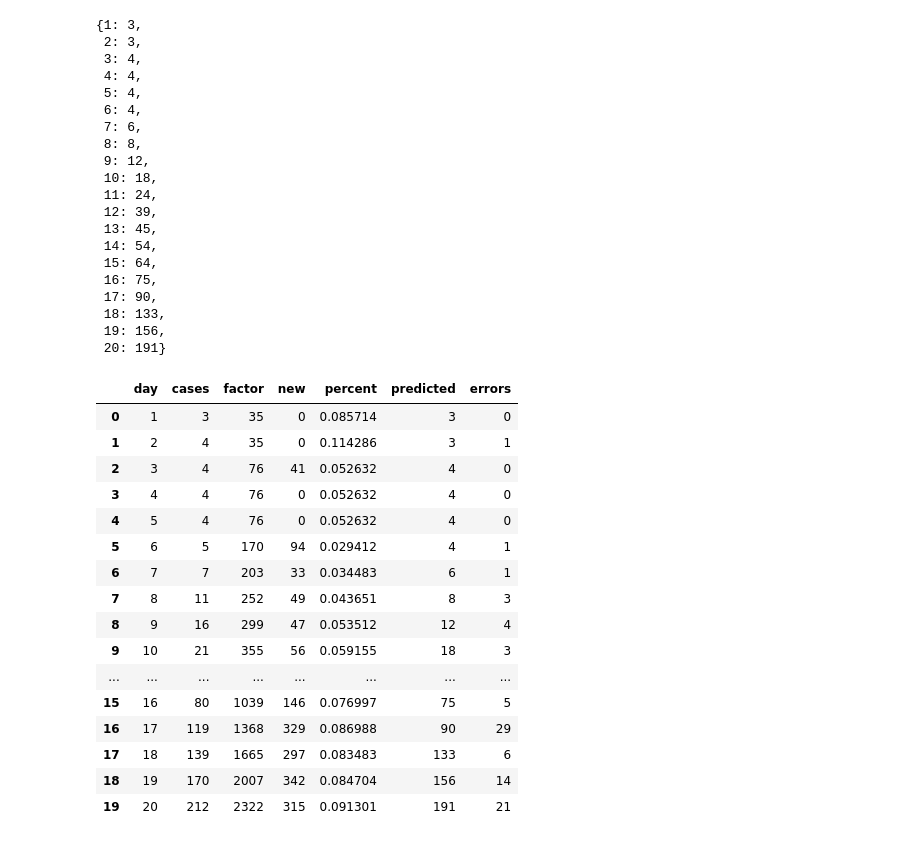
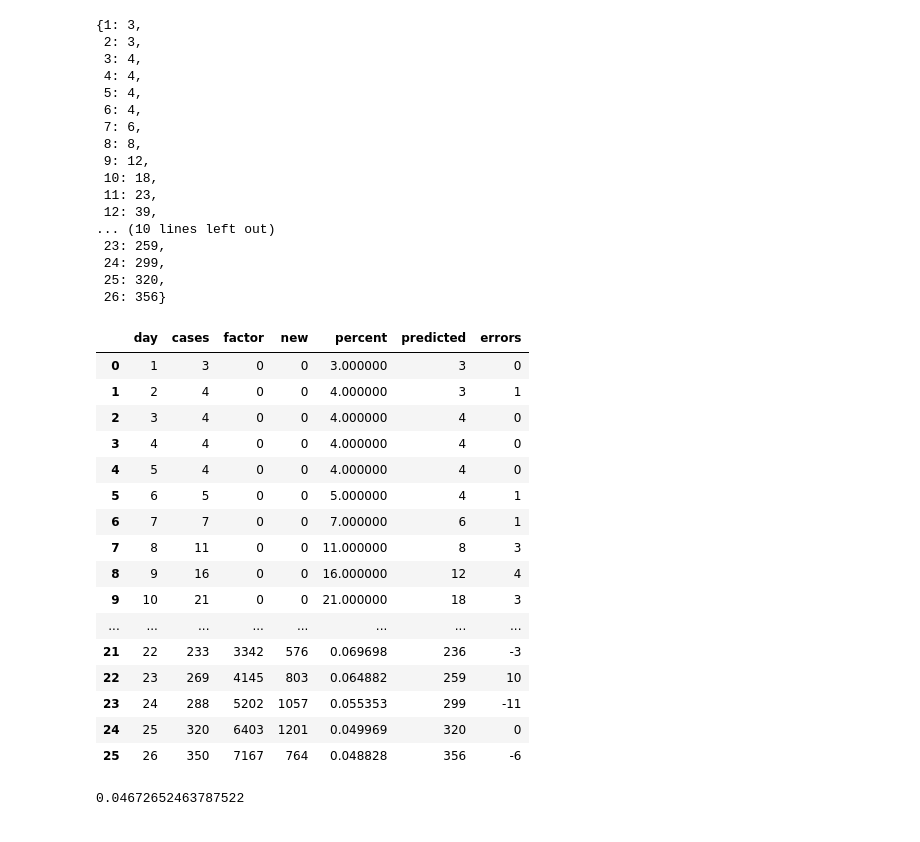
Before and after one commit to matcom/covid19-analysis, a Jupyter notebook: notebooks/factor_analysis.ipynb, the cells around one changed output. Saved outputs shown, nothing was run; the diff lists cells and outputs as text; code cells hidden in the pictures.

```diff
--- a/notebooks/factor_analysis.ipynb
+++ b/notebooks/factor_analysis.ipynb
@@ -2,18 +2,24 @@
 import json
 import numpy as np
 
-with open("../data/coeficientes.json") as fp:
-    factors = json.load(fp)
-    factors = {int(k): v for k,v in factors.items()}
-    cumul = {1: factors[1]}
+with open("../data/covid19-cuba.json") as fp:
+    factors = json.load(fp)['casos']['dias']
+    cumul = {
+        int(k): d.get('tests_total', 0) for k,d in factors.items()
+    }
 
-    for i in range(2, 12):
-        cumul[i] = cumul[i-1] + factors.get(i, 0)
 
-    extra = [518, 625, 738, 893, 1039, 1368, 1665, 2007, 2322]
+#     factors = {int(k): v for k,v in factors.items()}
+#     cumul = {1: factors[1]}
 
-    for i in range(12, 21):
-        cumul[i] = extra[i - 12]
+#     for i in range(2, 12):
+#         cumul[i] = cumul[i-1] + factors.get(i, 0)
 
+#     extra = [518, 625, 738, 893, 1039, 1368, 1665, 2007, 2322]
+
+#     for i in range(12, 21):
+#         cumul[i] = extra[i - 12]
+
+cumul[26] = cumul[25] + 764
 cumul
 # %% [output]
@@ -52,6 +55,6 @@ cases[20] = 212
 
 # alpha = sum(alpha) / len(alpha)
 
-alpha = 1.12072231 # alpha del modelo aprendido en el notebook `predict_cuba.ipynb` que supuestamente está mejor (generaliza mejor 🙏)
+alpha = 1.111 # alpha del modelo aprendido en el notebook `predict_cuba.ipynb` que supuestamente está mejor (generaliza mejor 🙏)
 alpha
 # %% [output]
@@ -82,7 +82,7 @@ cases
 # %%
 predicted = {1: cases[1]}
 
-for i in range(2, 21):
+for i in range(2, 27):
     predicted[i] = round(cases[i-1] * alpha)
 
 predicted
@@ -97,16 +97,13 @@ predicted
  8: 8,
  9: 12,
  10: 18,
- 11: 24,
+ 11: 23,
  12: 39,
- 13: 45,
- 14: 54,
- 15: 64,
- 16: 75,
- 17: 90,
- 18: 133,
- 19: 156,
- 20: 191}
+... (10 lines left out)
+ 23: 259,
+ 24: 299,
+ 25: 320,
+ 26: 356}
 # %%
 def error(t1, t2, exponent=1, normalize=True):
     def metric(vi, vj):
@@ -121,27 +118,31 @@ def error(t1, t2, exponent=1, normalize=True):
 # %%
 import pandas as pd
 
-paired = pd.DataFrame([dict(day=i, cases=cases[i], factor=cumul[i], new=cumul[i] - cumul.get(i-1,cumul[i]), percent=cases[i]/cumul[i], predicted=predicted[i]) for i in cases])
+paired = pd.DataFrame([dict(day=i, cases=cases[i], factor=cumul[i], new=cumul[i] - cumul.get(i-1,cumul[i]), percent=cases[i]/(cumul[i]+1), predicted=predicted[i]) for i in cases if i >= 0])
 paired['errors'] = paired['cases'] - paired['predicted']
 paired
 # %% [output]
 |  | day | cases | factor | new | percent | predicted | errors |
-| 0 | 1 | 3 | 35 | 0 | 0.085714 | 3 | 0 |
-| 1 | 2 | 4 | 35 | 0 | 0.114286 | 3 | 1 |
-| 2 | 3 | 4 | 76 | 41 | 0.052632 | 4 | 0 |
-| 3 | 4 | 4 | 76 | 0 | 0.052632 | 4 | 0 |
-| 4 | 5 | 4 | 76 | 0 | 0.052632 | 4 | 0 |
-| 5 | 6 | 5 | 170 | 94 | 0.029412 | 4 | 1 |
-| 6 | 7 | 7 | 203 | 33 | 0.034483 | 6 | 1 |
-| 7 | 8 | 11 | 252 | 49 | 0.043651 | 8 | 3 |
-| 8 | 9 | 16 | 299 | 47 | 0.053512 | 12 | 4 |
-| 9 | 10 | 21 | 355 | 56 | 0.059155 | 18 | 3 |
+| 0 | 1 | 3 | 0 | 0 | 3.000000 | 3 | 0 |
+| 1 | 2 | 4 | 0 | 0 | 4.000000 | 3 | 1 |
+| 2 | 3 | 4 | 0 | 0 | 4.000000 | 4 | 0 |
+| 3 | 4 | 4 | 0 | 0 | 4.000000 | 4 | 0 |
+| 4 | 5 | 4 | 0 | 0 | 4.000000 | 4 | 0 |
+| 5 | 6 | 5 | 0 | 0 | 5.000000 | 4 | 1 |
+| 6 | 7 | 7 | 0 | 0 | 7.000000 | 6 | 1 |
+| 7 | 8 | 11 | 0 | 0 | 11.000000 | 8 | 3 |
+| 8 | 9 | 16 | 0 | 0 | 16.000000 | 12 | 4 |
+| 9 | 10 | 21 | 0 | 0 | 21.000000 | 18 | 3 |
 | ... | ... | ... | ... | ... | ... | ... | ... |
-| 15 | 16 | 80 | 1039 | 146 | 0.076997 | 75 | 5 |
-| 16 | 17 | 119 | 1368 | 329 | 0.086988 | 90 | 29 |
-| 17 | 18 | 139 | 1665 | 297 | 0.083483 | 133 | 6 |
-| 18 | 19 | 170 | 2007 | 342 | 0.084704 | 156 | 14 |
-| 19 | 20 | 212 | 2322 | 315 | 0.091301 | 191 | 21 |
+| 21 | 22 | 233 | 3342 | 576 | 0.069698 | 236 | -3 |
+| 22 | 23 | 269 | 4145 | 803 | 0.064882 | 259 | 10 |
+| 23 | 24 | 288 | 5202 | 1057 | 0.055353 | 299 | -11 |
+| 24 | 25 | 320 | 6403 | 1201 | 0.049969 | 320 | 0 |
+| 25 | 26 | 350 | 7167 | 764 | 0.048828 | 356 | -6 |
+# %%
+error(paired['cases'][-7:], paired['predicted'][-7:])
+# %% [output]
+0.04672652463787522
 # %%
 error(paired['cases'], paired['predicted'])
 # %% [output]
```
Also changed, not shown: parts of 10 cells of this notebook, 3 other files.
